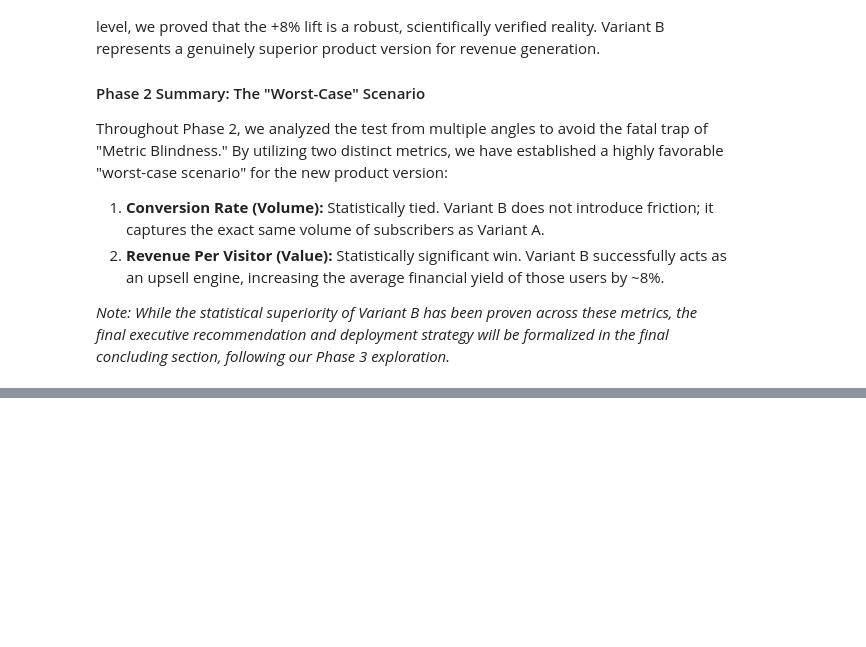
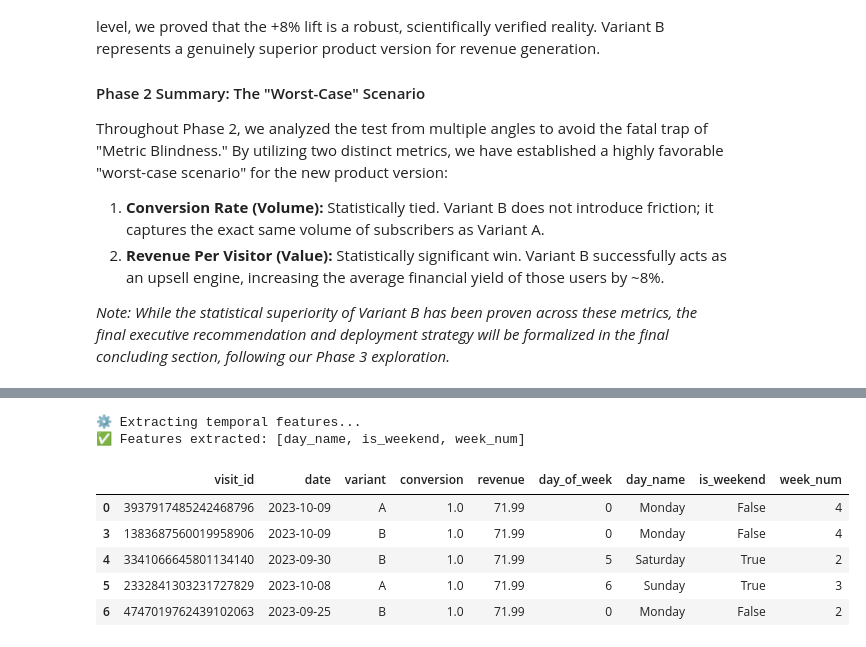
Before and after one commit to VaheGdlyan/DS_Projects, a Jupyter notebook: task_2_testing_analysis/task_2_testing_analysis.ipynb, the cells around one changed output, grey strips where cells are left out. Saved outputs shown, nothing was run; the diff lists cells and outputs as text; code cells hidden in the pictures; blank space fills up the shorter version.

Commit message:
feat: Initiate Phase 3 - Temporal features and Cumulative Lift engine

```diff
--- a/task_2_testing_analysis/task_2_testing_analysis.ipynb
+++ b/task_2_testing_analysis/task_2_testing_analysis.ipynb
@@ -856,0 +864,31 @@ Throughout Phase 2, we analyzed the test from multiple angles to avoid the fatal
+# %%
+# --- STEP 1: TEMPORAL FEATURE ENGINEERING ---
+print("⚙️ Extracting temporal features...")
+
+# 1. Ensure the date column is in the correct format
+df['date'] = pd.to_datetime(df['date'])
+
+# 2. Extract the Day of the Week (0=Monday, 6=Sunday)
+df['day_of_week'] = df['date'].dt.dayofweek
+df['day_name'] = df['date'].dt.day_name()
+
+# 3. Create a 'Weekend' flag (Saturday and Sunday)
+df['is_weekend'] = df['day_of_week'].isin([5, 6])
+
+# 4. Create a 'Week Number' to observe Week 1 vs Week 2 behavior
+df['week_num'] = df['date'].dt.isocalendar().week
+df['week_num'] = df['week_num'] - df['week_num'].min() + 1 # Normalize to start at 1
+
+print("✅ Features extracted: [day_name, is_weekend, week_num]")
+# %% [output]
+⚙️ Extracting temporal features...
+✅ Features extracted: [day_name, is_weekend, week_num]
+# %%
+df.head()
+# %% [output]
+|  | visit_id | date | variant | conversion | revenue | day_of_week | day_name | is_weekend | week_num |
+| 0 | 3937917485242468796 | 2023-10-09 | A | 1.0 | 71.99 | 0 | Monday | False | 4 |
+| 3 | 1383687560019958906 | 2023-10-09 | B | 1.0 | 71.99 | 0 | Monday | False | 4 |
+| 4 | 3341066645801134140 | 2023-09-30 | B | 1.0 | 71.99 | 5 | Saturday | True | 2 |
+| 5 | 2332841303231727829 | 2023-10-08 | A | 1.0 | 71.99 | 6 | Sunday | True | 3 |
+| 6 | 4747019762439102063 | 2023-09-25 | B | 1.0 | 71.99 | 0 | Monday | False | 2 |
```
Also changed, not shown: parts of 1 cell of this notebook.
